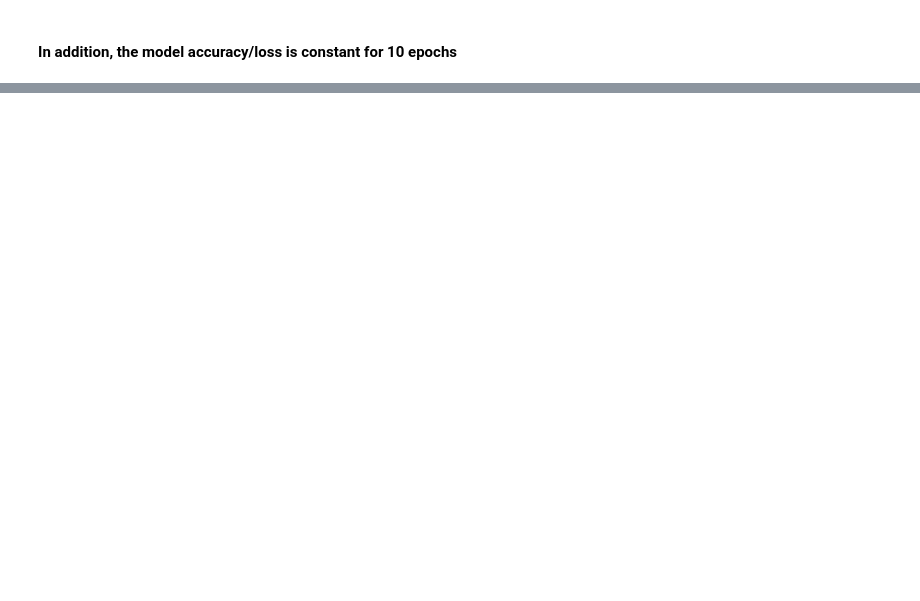
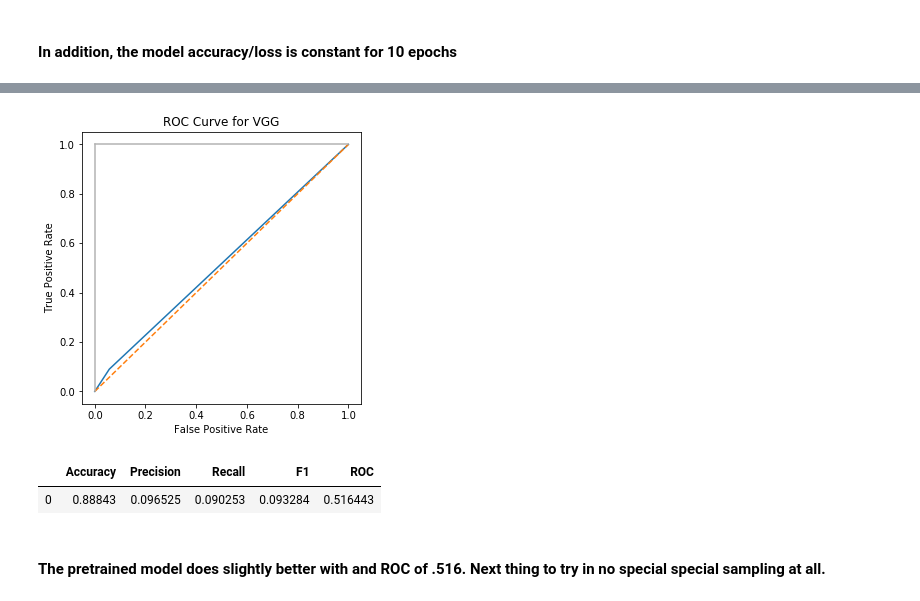
Before and after one commit to miamedra2/oilpalm_image_classification, a Jupyter notebook: OilPalmClassification.ipynb, the cells around one changed output, grey strips where cells are left out. Drawn from its saved outputs; the diff is of its cells as text; code cells hidden in the pictures; blank space fills up the shorter version.

Commit message:
Commit: Added a VGG16 pretrained model to the undersampled page. 	It performs poorly too.  Next thing to try is no special sampling 	at all- or oversampling. 	modified:   OilPalmClassification.ipynb

```diff
--- a/OilPalmClassification.ipynb
+++ b/OilPalmClassification.ipynb
@@ -353,0 +366,10 @@ plothistory(history)
+# %%
+def getvgg():
+    model = Sequential()
+    model.add(VGG16(include_top = False, weights='imagenet', input_shape=(200, 200, 3)))
+    model.add(Flatten())
+    model.add(Dense(1))
+    return model
+# %%
+vgg = getvgg()
+vgg.summary()
@@ -353,0 +390,8 @@ plothistory(history)
+# %%
+GetMetrics(vgg, image_test, label_test, 'VGG')
+# %% [output]
+[figure, added]
+|  | Accuracy | Precision | Recall | F1 | ROC |
+| 0 | 0.88843 | 0.096525 | 0.090253 | 0.093284 | 0.516443 |
+# %% [markdown]
+#### The pretrained model does slightly better with and ROC of .516.  Next thing to try in no special special sampling at all.
```
Also changed, not shown: parts of 7 cells of this notebook.
